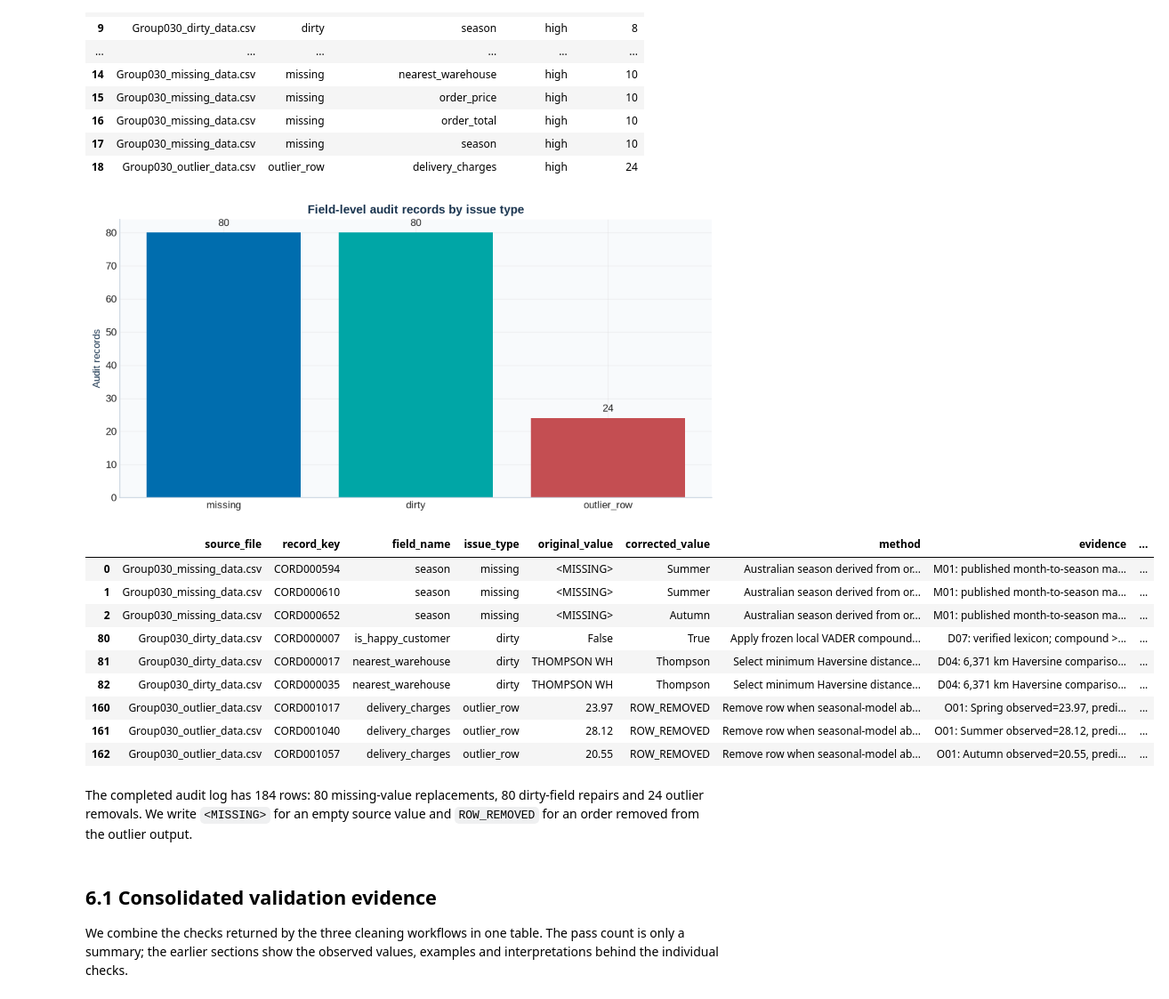
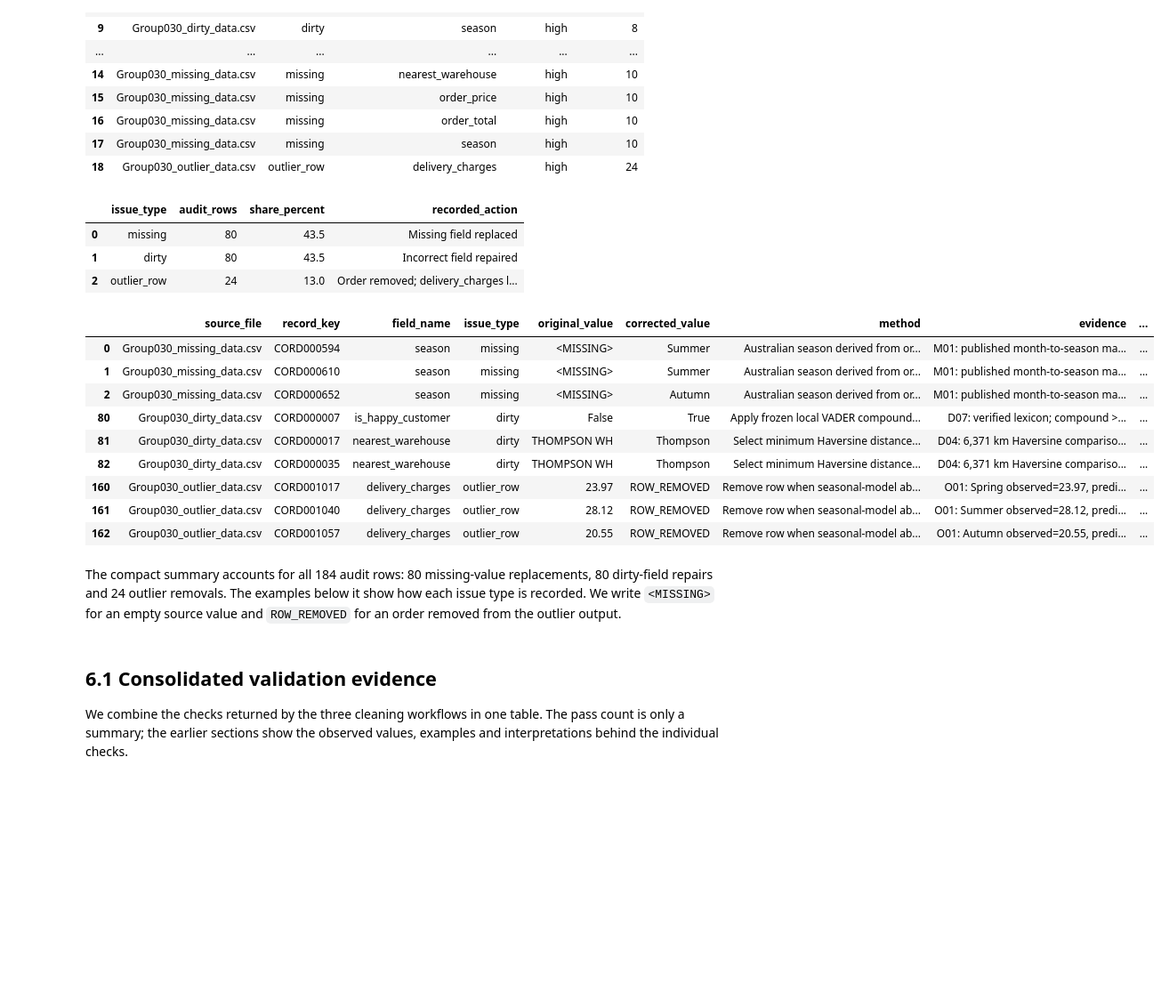
Before and after one commit to ZGHL/FIT5196-A2, a Jupyter notebook: notebooks/Group030_solution.ipynb, the cells around one changed output. Shown at 89% size. Drawn from its saved outputs; the diff is of its cells as text; code cells hidden in the pictures; blank space fills up the shorter version.

Commit message:
Replace low-information charts with compact tables

```diff
--- a/notebooks/Group030_solution.ipynb
+++ b/notebooks/Group030_solution.ipynb
@@ -1528,32 +1544,42 @@ Total audit rows: 184
 | 17 | Group030_missing_data.csv | missing | season | high | 10 |
 | 18 | Group030_outlier_data.csv | outlier_row | delivery_charges | high | 24 |
 # %%
-# Purpose: summarise audit records by issue type and preview traceable examples.
-fig, ax = plt.subplots(figsize=(9, 4.6))
-issue_counts = audit_log["issue_type"].value_counts().reindex(["missing", "dirty", "outlier_row"])
-ax.bar(issue_counts.index, issue_counts.values, color=[MONASH_BLUE, TEAL, CORAL])
-for position, value in enumerate(issue_counts.values):
-    ax.text(position, value + 2, str(value), ha="center")
-ax.set_ylabel("Audit records")
-ax.set_title("Field-level audit records by issue type")
-plt.tight_layout()
-plt.show()
+# Purpose: summarise audit volume and preview traceable examples for each issue type.
+audit_issue_summary = (
+    audit_log["issue_type"]
+    .value_counts()
+    .reindex(["missing", "dirty", "outlier_row"])
+    .rename_axis("issue_type")
+    .reset_index(name="audit_rows")
+)
+audit_issue_summary["share_percent"] = (
+    100 * audit_issue_summary["audit_rows"] / len(audit_log)
+).round(1)
+audit_issue_summary["recorded_action"] = [
+    "Missing field replaced",
+    "Incorrect field repaired",
+    "Order removed; delivery_charges logged",
+]
 
+display(audit_issue_summary)
 display(audit_log.groupby("issue_type", group_keys=False).head(3))
 # %% [output]
-[figure, removed]
-|  | source_file | record_key | field_name | issue_type | original_value | corrected_value | method | evidence | ... |
-| 0 | Group030_missing_data.csv | CORD000594 | season | missing | <MISSING> | Summer | Australian season derived from or... | M01: published month-to-season ma... | ... |
-| 1 | Group030_missing_data.csv | CORD000610 | season | missing | <MISSING> | Summer | Australian season derived from or... | M01: published month-to-season ma... | ... |
-| 2 | Group030_missing_data.csv | CORD000652 | season | missing | <MISSING> | Autumn | Australian season derived from or... | M01: published month-to-season ma... | ... |
-| 80 | Group030_dirty_data.csv | CORD000007 | is_happy_customer | dirty | False | True | Apply frozen local VADER compound... | D07: verified lexicon; compound >... | ... |
-| 81 | Group030_dirty_data.csv | CORD000017 | nearest_warehouse | dirty | THOMPSON WH | Thompson | Select minimum Haversine distance... | D04: 6,371 km Haversine compariso... | ... |
-| 82 | Group030_dirty_data.csv | CORD000035 | nearest_warehouse | dirty | THOMPSON WH | Thompson | Select minimum Haversine distance... | D04: 6,371 km Haversine compariso... | ... |
-| 160 | Group030_outlier_data.csv | CORD001017 | delivery_charges | outlier_row | 23.97 | ROW_REMOVED | Remove row when seasonal-model ab... | O01: Spring observed=23.97, predi... | ... |
-| 161 | Group030_outlier_data.csv | CORD001040 | delivery_charges | outlier_row | 28.12 | ROW_REMOVED | Remove row when seasonal-model ab... | O01: Summer observed=28.12, predi... | ... |
-| 162 | Group030_outlier_data.csv | CORD001057 | delivery_charges | outlier_row | 20.55 | ROW_REMOVED | Remove row when seasonal-model ab... | O01: Autumn observed=20.55, predi... | ... |
+|  | issue_type | audit_rows | share_percent | recorded_action |
+| 0 | missing | 80 | 43.5 | Missing field replaced |
+| 1 | dirty | 80 | 43.5 | Incorrect field repaired |
+| 2 | outlier_row | 24 | 13.0 | Order removed; delivery_charges l... |
+|  | source_file | record_key | field_name | issue_type | original_value | corrected_value | method | evidence | ... |
+| 0 | Group030_missing_data.csv | CORD000594 | season | missing | <MISSING> | Summer | Australian season derived from or... | M01: published month-to-season ma... | ... |
+| 1 | Group030_missing_data.csv | CORD000610 | season | missing | <MISSING> | Summer | Australian season derived from or... | M01: published month-to-season ma... | ... |
+| 2 | Group030_missing_data.csv | CORD000652 | season | missing | <MISSING> | Autumn | Australian season derived from or... | M01: published month-to-season ma... | ... |
+| 80 | Group030_dirty_data.csv | CORD000007 | is_happy_customer | dirty | False | True | Apply frozen local VADER compound... | D07: verified lexicon; compound >... | ... |
+| 81 | Group030_dirty_data.csv | CORD000017 | nearest_warehouse | dirty | THOMPSON WH | Thompson | Select minimum Haversine distance... | D04: 6,371 km Haversine compariso... | ... |
+| 82 | Group030_dirty_data.csv | CORD000035 | nearest_warehouse | dirty | THOMPSON WH | Thompson | Select minimum Haversine distance... | D04: 6,371 km Haversine compariso... | ... |
+| 160 | Group030_outlier_data.csv | CORD001017 | delivery_charges | outlier_row | 23.97 | ROW_REMOVED | Remove row when seasonal-model ab... | O01: Spring observed=23.97, predi... | ... |
+| 161 | Group030_outlier_data.csv | CORD001040 | delivery_charges | outlier_row | 28.12 | ROW_REMOVED | Remove row when seasonal-model ab... | O01: Summer observed=28.12, predi... | ... |
+| 162 | Group030_outlier_data.csv | CORD001057 | delivery_charges | outlier_row | 20.55 | ROW_REMOVED | Remove row when seasonal-model ab... | O01: Autumn observed=20.55, predi... | ... |
 # %% [markdown]
-The completed audit log has 184 rows: 80 missing-value replacements, 80 dirty-field repairs and 24 outlier removals. We write `<MISSING>` for an empty source value and `ROW_REMOVED` for an order removed from the outlier output.
+The compact summary accounts for all 184 audit rows: 80 missing-value replacements, 80 dirty-field repairs and 24 outlier removals. The examples below it show how each issue type is recorded. We write `<MISSING>` for an empty source value and `ROW_REMOVED` for an order removed from the outlier output.
 # %% [markdown]
 ## 6.1 Consolidated validation evidence
 
```
Also changed, not shown: parts of 3 cells of this notebook.
